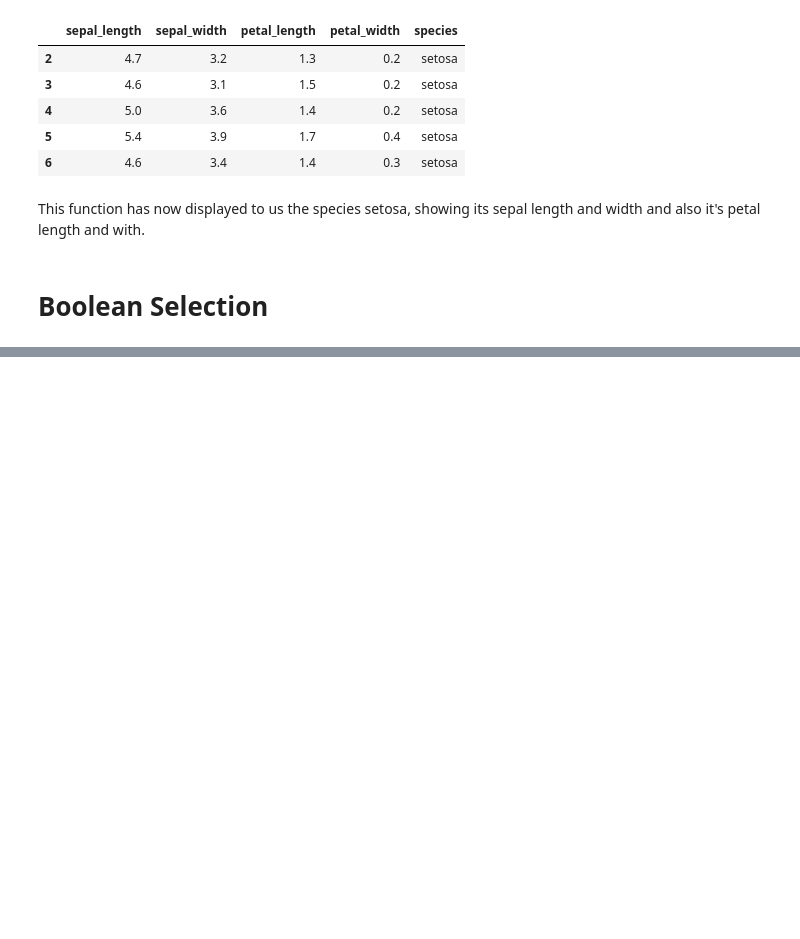
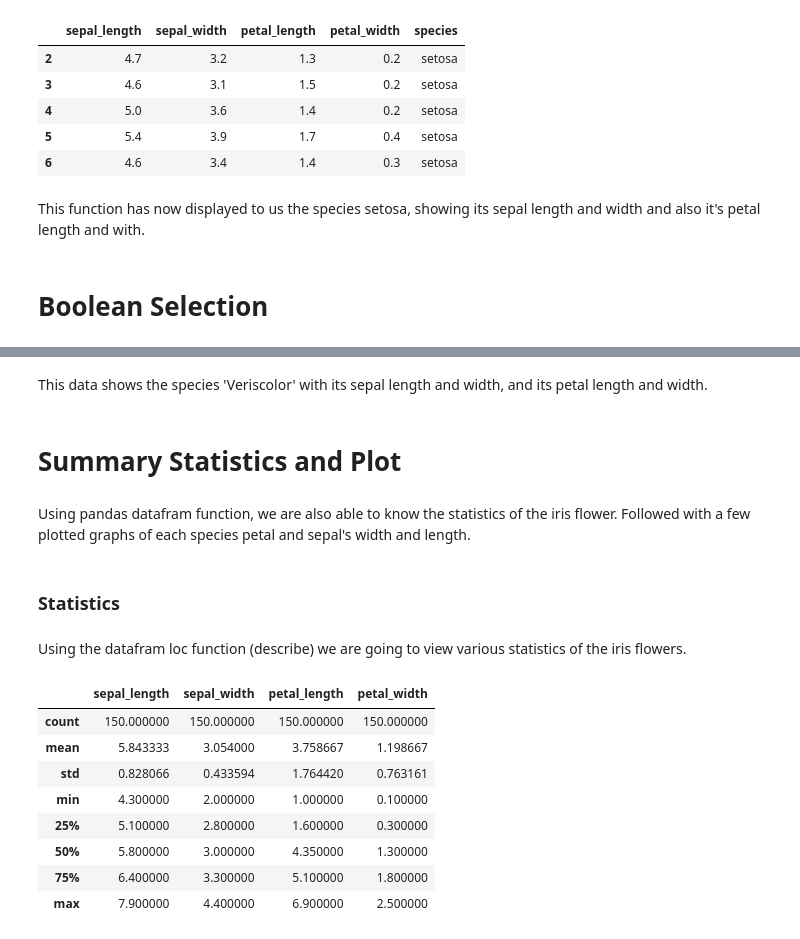
Before and after one commit to LauraOgba/Emerging-Technology, a Jupyter notebook: Iris-Dataset.ipynb, the cells around one changed output, grey strips where cells are left out. Cells and saved outputs as stored; diff of their text form; code cells hidden in the pictures; blank space fills up the shorter version.

```diff
--- a/Iris-Dataset.ipynb
+++ b/Iris-Dataset.ipynb
@@ -92,0 +144,22 @@ Boolean selection is the selection of subset of a series of dataframe, based on
+# %% [markdown]
+This data shows the species 'Veriscolor' with its sepal length and width, and its petal length and width.
+# %% [markdown]
+# Summary Statistics and Plot
+# %% [markdown]
+Using pandas datafram function, we are also able to know the statistics of the iris flower. Followed with a few plotted graphs of each species petal and sepal's width and length.
+# %% [markdown]
+### Statistics
+# %% [markdown]
+Using the datafram loc function (describe) we are going to view various statistics of the iris flowers.
+# %%
+df.describe()
+# %% [output]
+|  | sepal_length | sepal_width | petal_length | petal_width |
+| count | 150.000000 | 150.000000 | 150.000000 | 150.000000 |
+| mean | 5.843333 | 3.054000 | 3.758667 | 1.198667 |
+| std | 0.828066 | 0.433594 | 1.764420 | 0.763161 |
+| min | 4.300000 | 2.000000 | 1.000000 | 0.100000 |
+| 25% | 5.100000 | 2.800000 | 1.600000 | 0.300000 |
+| 50% | 5.800000 | 3.000000 | 4.350000 | 1.300000 |
+| 75% | 6.400000 | 3.300000 | 5.100000 | 1.800000 |
+| max | 7.900000 | 4.400000 | 6.900000 | 2.500000 |
```
Also changed, not shown: parts of 30 cells of this notebook.
